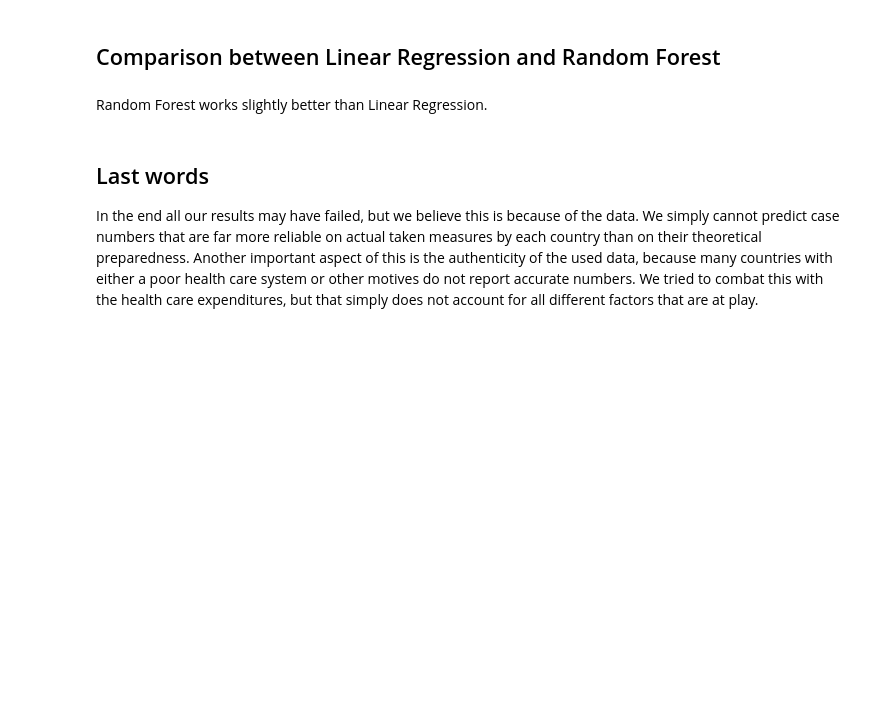
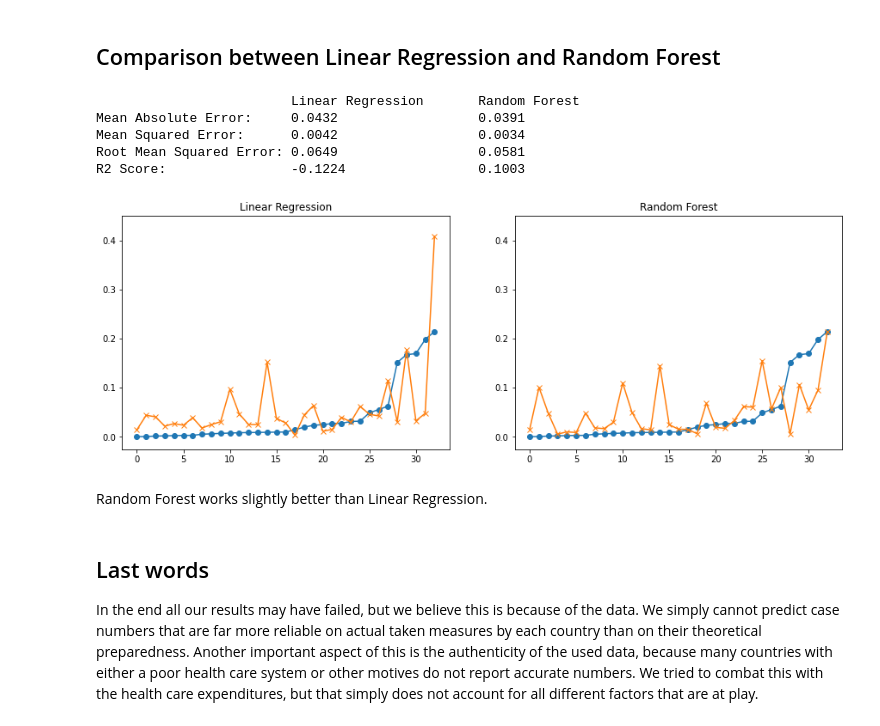
Before and after one commit to WWI17SEB/ml-covid, a Jupyter notebook: train_data_cases.ipynb, the cells around one changed output. Saved outputs shown, nothing was run; the diff lists cells and outputs as text; code cells hidden in the pictures; blank space fills up the shorter version.

```diff
--- a/train_data_cases.ipynb
+++ b/train_data_cases.ipynb
@@ -198,17 +270,24 @@ Our last approach of finding a meaningful start to predict the case numbers of C
 # %%
 f, (ax1, ax2) = plt.subplots(1,2,figsize=(15,5))
 plotDataSortedByActual(ax1, lin_reg_y_test, lin_reg_y_pred, "Linear Regression", -0.025, 0.45)
 plotDataSortedByActual(ax2, rand_forest_y_test, rand_forest_y_pred, "Random Forest", -0.025, 0.45)
 
 print('                        ', 'Linear Regression', '\t', 'Random Forest')
 print('Mean Absolute Error:    ', round(metrics.mean_absolute_error(lin_reg_y_test, lin_reg_y_pred), 4),
      "\t\t", round(metrics.mean_absolute_error(rand_forest_y_test, rand_forest_y_pred), 4))
 print('Mean Squared Error:     ', round(metrics.mean_squared_error(lin_reg_y_test, lin_reg_y_pred), 4),
      "\t\t", round(metrics.mean_squared_error(rand_forest_y_test, rand_forest_y_pred), 4))
 print('Root Mean Squared Error:', round(np.sqrt(metrics.mean_squared_error(lin_reg_y_test, lin_reg_y_pred)), 4),
-     "\t\t", round(metrics.mean_squared_error(rand_forest_y_test, rand_forest_y_pred), 4))
+     "\t\t", round(np.sqrt(metrics.mean_squared_error(rand_forest_y_test, rand_forest_y_pred)), 4))
 print('R2 Score:               ', round(metrics.r2_score(lin_reg_y_test, lin_reg_y_pred), 4),
      "\t\t", round(metrics.r2_score(rand_forest_y_test, rand_forest_y_pred), 4))
+# %% [output]
+                         Linear Regression       Random Forest
+Mean Absolute Error:     0.0432                  0.0391
+Mean Squared Error:      0.0042                  0.0034
+Root Mean Squared Error: 0.0649                  0.0581
+R2 Score:                -0.1224                 0.1003
+[figure, added]
 # %% [markdown]
 Random Forest works slightly better than Linear Regression.
 # %% [markdown]
```
Also changed, not shown: parts of 12 cells of this notebook, 1 other file.
